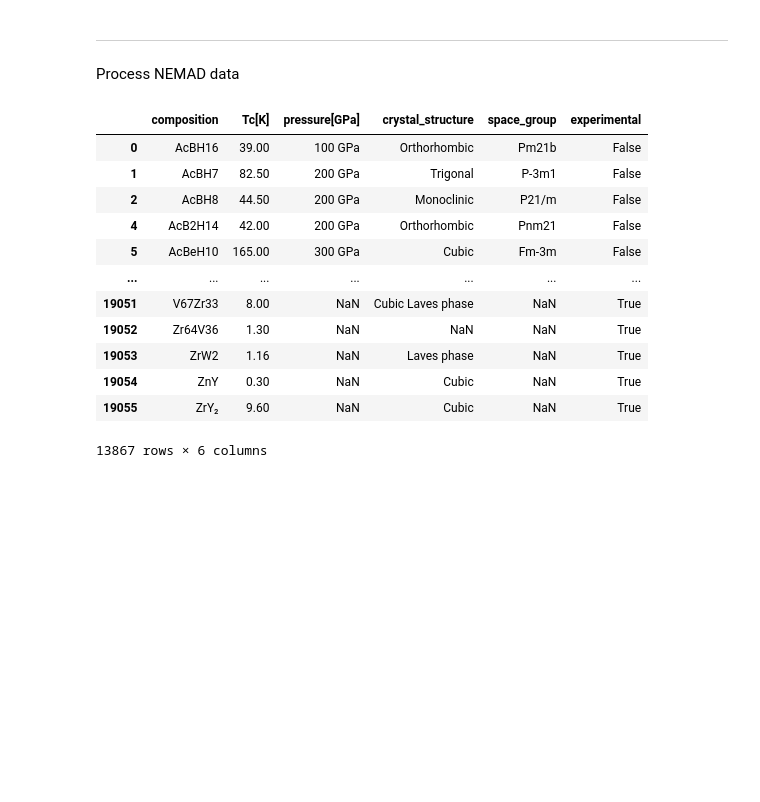
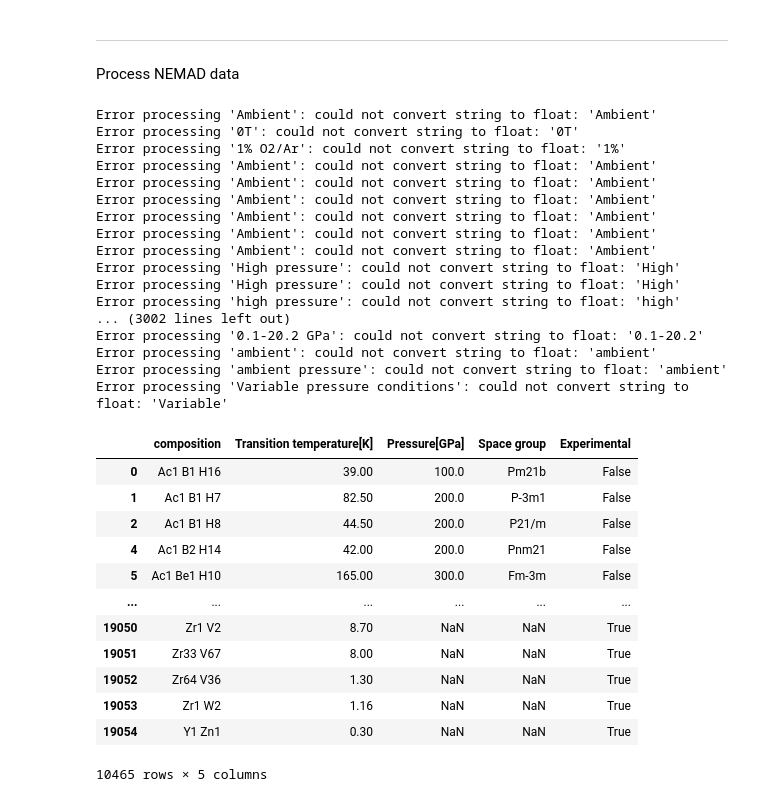
Before and after one commit to TsumiNa/foundation_model, a Jupyter notebook: data/scripts/phonix-db.ipynb, the cells around one changed output. Saved outputs shown, nothing was run; the diff lists cells and outputs as text; code cells hidden in the pictures; blank space fills up the shorter version.

```diff
--- a/data/scripts/phonix-db.ipynb
+++ b/data/scripts/phonix-db.ipynb
@@ -49,46 +169,64 @@ Process NEMAD data
 # %%
 import pandas as pd
 
 superconductor = pd.read_csv("../NEMAD/superconductor_materials_unique.csv")
-superconductor = superconductor[['Chemical_Composition', 'Median_Tc_By_Composition_K', 'Pressure', 'Crystal_Structure', 'Space_Group', 'Experimental']]
+superconductor = superconductor[["Chemical_Composition", "Median_Tc_By_Composition_K", "Pressure", "Space_Group", "Experimental"]]
+superconductor["Chemical_Composition"] = superconductor["Chemical_Composition"].map(convert_composition)
 superconductor["Experimental"] = superconductor["Experimental"].apply(
     lambda x: (
         True
         if isinstance(x, str) and x.strip().strip("'").lower() == "true"
         else (
             False
             if isinstance(x, str) and x.strip().strip("'").lower() in {"false", "theoretical", "dft calculation"}
             else None
         )
     )
 )
-superconductor = superconductor.dropna(subset=['Chemical_Composition', 'Median_Tc_By_Composition_K', "Experimental"])
+superconductor["Pressure"] = superconductor["Pressure"].apply(
+    try_parse_pressure
+)
+superconductor = superconductor.dropna(subset=["Chemical_Composition", "Median_Tc_By_Composition_K", "Experimental"])
 
 superconductor = superconductor.rename(columns={
     "Chemical_Composition": "composition",
-    "Median_Tc_By_Composition_K": "Tc[K]",
-    "Pressure": "pressure[GPa]",
-    "Crystal_Structure": "crystal_structure",
-    "Space_Group": "space_group",
-    "Experimental": "experimental"
+    "Median_Tc_By_Composition_K": "Transition temperature[K]",
+    "Pressure": "Pressure[GPa]",
+    "Space_Group": "Space group",
+    "Experimental": "Experimental"
 })
 
-
-
-superconductor.to_parquet("../superconductor_nemad.parquet", index=False)
+superconductor.to_parquet("../NEMAD_superconductor_20260425.parquet", index=False)
 superconductor
 # %% [output]
+Error processing 'Ambient': could not convert string to float: 'Ambient'
+Error processing '0T': could not convert string to float: '0T'
+Error processing '1% O2/Ar': could not convert string to float: '1%'
+Error processing 'Ambient': could not convert string to float: 'Ambient'
+Error processing 'Ambient': could not convert string to float: 'Ambient'
+Error processing 'Ambient': could not convert string to float: 'Ambient'
+Error processing 'Ambient': could not convert string to float: 'Ambient'
+Error processing 'Ambient': could not convert string to float: 'Ambient'
+Error processing 'Ambient': could not convert string to float: 'Ambient'
+Error processing 'High pressure': could not convert string to float: 'High'
+Error processing 'High pressure': could not convert string to float: 'High'
+Error processing 'high pressure': could not convert string to float: 'high'
+... (3002 lines left out)
+Error processing '0.1-20.2 GPa': could not convert string to float: '0.1-20.2'
+Error processing 'ambient': could not convert string to float: 'ambient'
+Error processing 'ambient pressure': could not convert string to float: 'ambient'
+Error processing 'Variable pressure conditions': could not convert string to float: 'Variable'
-|  | composition | Tc[K] | pressure[GPa] | crystal_structure | space_group | experimental |
-| 0 | AcBH16 | 39.00 | 100 GPa | Orthorhombic | Pm21b | False |
-| 1 | AcBH7 | 82.50 | 200 GPa | Trigonal | P-3m1 | False |
-| 2 | AcBH8 | 44.50 | 200 GPa | Monoclinic | P21/m | False |
-| 4 | AcB2H14 | 42.00 | 200 GPa | Orthorhombic | Pnm21 | False |
-| 5 | AcBeH10 | 165.00 | 300 GPa | Cubic | Fm-3m | False |
-| ... | ... | ... | ... | ... | ... | ... |
-| 19051 | V67Zr33 | 8.00 | NaN | Cubic Laves phase | NaN | True |
-| 19052 | Zr64V36 | 1.30 | NaN | NaN | NaN | True |
-| 19053 | ZrW2 | 1.16 | NaN | Laves phase | NaN | True |
-| 19054 | ZnY | 0.30 | NaN | Cubic | NaN | True |
-| 19055 | ZrY₂ | 9.60 | NaN | Cubic | NaN | True |
+|  | composition | Transition temperature[K] | Pressure[GPa] | Space group | Experimental |
+| 0 | Ac1 B1 H16 | 39.00 | 100.0 | Pm21b | False |
+| 1 | Ac1 B1 H7 | 82.50 | 200.0 | P-3m1 | False |
+| 2 | Ac1 B1 H8 | 44.50 | 200.0 | P21/m | False |
+| 4 | Ac1 B2 H14 | 42.00 | 200.0 | Pnm21 | False |
+| 5 | Ac1 Be1 H10 | 165.00 | 300.0 | Fm-3m | False |
+| ... | ... | ... | ... | ... | ... |
+| 19050 | Zr1 V2 | 8.70 | NaN | NaN | True |
+| 19051 | Zr33 V67 | 8.00 | NaN | NaN | True |
+| 19052 | Zr64 V36 | 1.30 | NaN | NaN | True |
+| 19053 | Zr1 W2 | 1.16 | NaN | NaN | True |
+| 19054 | Y1 Zn1 | 0.30 | NaN | NaN | True |
-13867 rows × 6 columns
+10465 rows × 5 columns
 # %%
```
Also changed, not shown: parts of 4 cells of this notebook, 2 other files.
